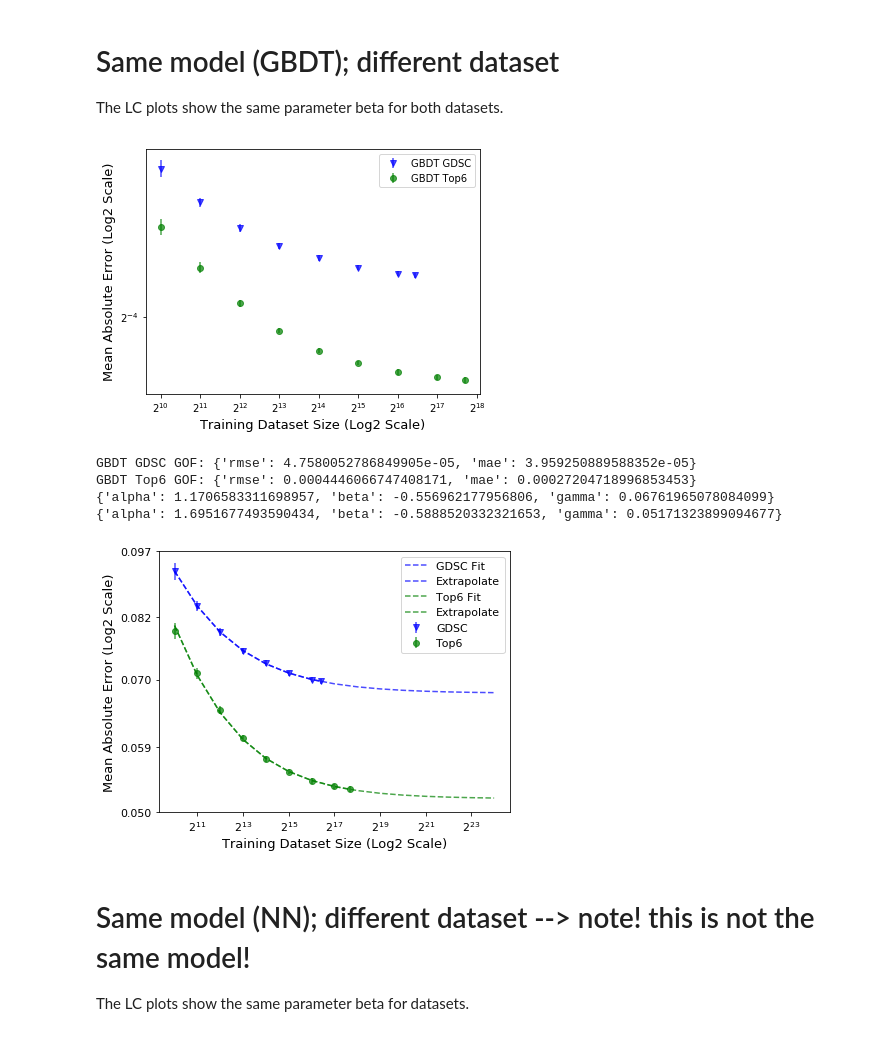
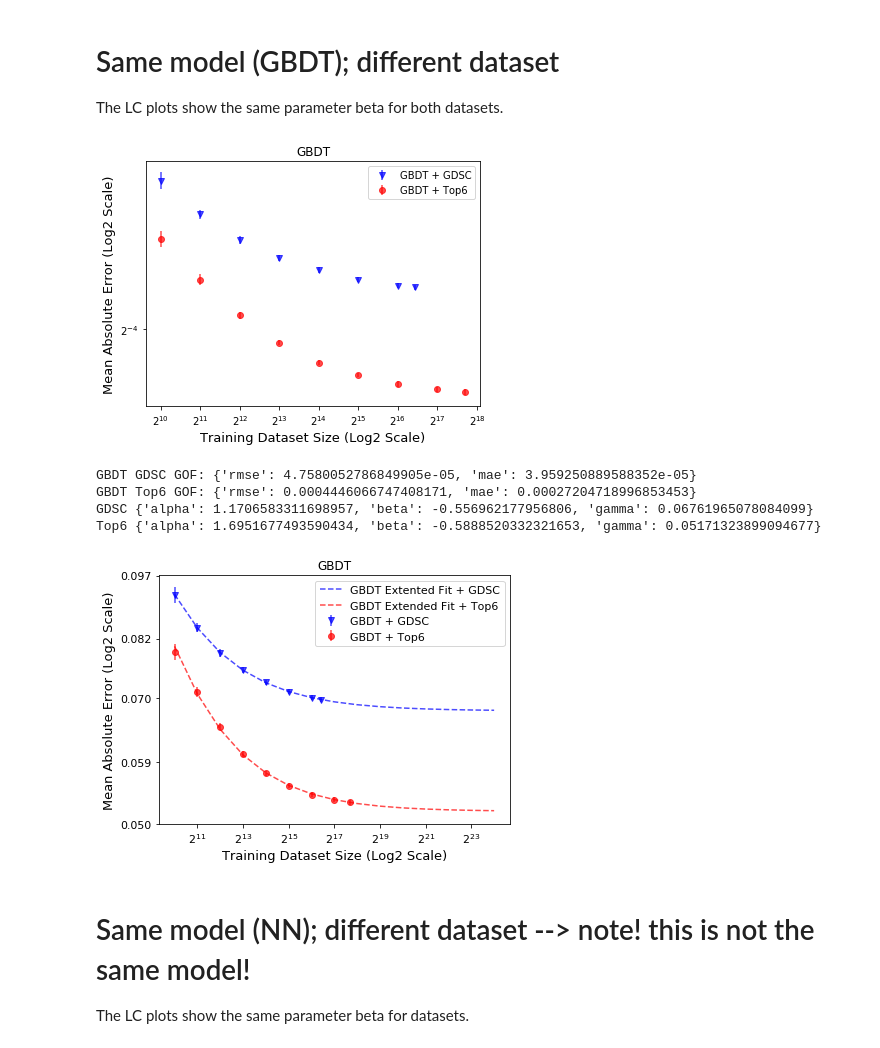
Before and after one commit to adpartin/LearningCurves, a Jupyter notebook: notebooks/ppr_rslt_cmpr_ml.ipynb, the cells around one changed output. Cells and saved outputs as stored; diff of their text form; code cells hidden in the pictures.

```diff
--- a/notebooks/ppr_rslt_cmpr_ml.ipynb
+++ b/notebooks/ppr_rslt_cmpr_ml.ipynb
@@ -529,19 +577,19 @@ y = lgb_gdsc_['median'].values
 yerr = lgb_gdsc_['std'].values
 ax = lrn_crv_plot.plot_lrn_crv_new(x=x, y=y, yerr=yerr,
                                    ax=ax, ls='', marker='v', alpha=0.7,
-                                   **plot_args, color='b', label='GBDT GDSC')
+                                   **plot_args, color='b', label='GBDT + GDSC')
 # Top6
 x = lgb_top6_['tr_size'].values
 y = lgb_top6_['median'].values
 yerr = lgb_top6_['std'].values
 ax = lrn_crv_plot.plot_lrn_crv_new(x=x, y=y, yerr=yerr,
                                    ax=ax, ls='', marker='o', alpha=0.7,
-                                   **plot_args, color='g', label='GBDT Top6')
+                                   **plot_args, color='r', label='GBDT + Top6')
 ax.set_title('GBDT')
 ax.legend(frameon=True, fontsize=10, loc='best')
 ax.grid(False)
 # %% [output]
-[figure, old version]
+[figure, new version]
 # %%
 ax = None
 
@@ -571,17 +619,17 @@ print('GBDT GDSC GOF:', gof)
 # GDSC Data Plot
 ax = lrn_crv_plot.plot_lrn_crv_new(x=x, y=y, yerr=yerr,
                                    ax=ax, ls='', marker='v', alpha=0.7,
-                                   **plot_args, color='b', label='GDSC')
+                                   **plot_args, color='b', label='GBDT + GDSC')
 
 # GDSC Fit Plot
-ax = lrn_crv_plot.plot_lrn_crv_new(x=xf, y=yfit,
-                                   ax=ax, ls='--', marker='', alpha=0.7,
-                                   **plot_args, color='b', label='GDSC Fit')
+# ax = lrn_crv_plot.plot_lrn_crv_new(x=xf, y=yfit,
+#                                    ax=ax, ls='--', marker='', alpha=0.7,
+#                                    **plot_args, color='b', label='GDSC Fit')
 
 # GDSC Extrapolate Plot
 ax = lrn_crv_plot.plot_lrn_crv_new(x=xext_far, y=yext_far,
                                    ax=ax, ls='--', marker='', alpha=0.7,
-                                   **plot_args, color='b', label='Extrapolate')
+                                   **plot_args, color='b', label='GBDT Extented Fit + GDSC')
 
 # ----------------------------------------------------
 # Top6 Data
@@ -610,44 +658,45 @@ print('GBDT Top6 GOF:', gof)
 # Top6 Data Plot
 ax = lrn_crv_plot.plot_lrn_crv_new(x=x, y=y, yerr=yerr,
                                    ax=ax, ls='', marker='o', alpha=0.7,
-                                   **plot_args, color='g', label='Top6')
+                                   **plot_args, color='r', label='GBDT + Top6')
 
 # Top6 Fit Plot
-ax = lrn_crv_plot.plot_lrn_crv_new(x=xf, y=yfit,
-                                   ax=ax, ls='--', marker='', alpha=0.7,
-                                   **plot_args, color='g', label='Top6 Fit')
+# ax = lrn_crv_plot.plot_lrn_crv_new(x=xf, y=yfit,
+#                                    ax=ax, ls='--', marker='', alpha=0.7,
+#                                    **plot_args, color='g', label='GBDT Fit + Top6')
 
 # Top6 Extrapolate Plot
 ax = lrn_crv_plot.plot_lrn_crv_new(x=xext_far, y=yext_far,
                                    ax=ax, ls='--', marker='', alpha=0.7,
-                                   **plot_args, color='g', label='Extrapolate')
+                                   **plot_args, color='r', label='GBDT Extended Fit + Top6')
 
 # ----------------------------------------------------
 # General axes prms
 # https://matplotlib.org/3.1.1/api/_as_gen/matplotlib.axes.Axes.tick_params.html
 ax.tick_params(axis='both', labelsize=11)
 
 # Set X axis
 xlim = ax.get_xlim()
 # ax.set_xticks([2**i for i in range(8, 18)])
 # ax.set_xlim([xlim[0], 2**18])
 
 # Set Y axis
 ax = set_yticks_ap(ax)
 
+ax.set_title('GBDT')
 ax.legend(frameon=True, fontsize=11, loc='best');
 ax.grid(False)
 plt.tight_layout()
 plt.savefig(save_fig_path/'gdsc_vs_top6_using_{}.png'.format(model_name), dpi=200)
 
 print('GDSC', prms_lgb_gdsc)
 print('Top6', prms_lgb_top6)
 # %% [output]
 GBDT GDSC GOF: {'rmse': 4.7580052786849905e-05, 'mae': 3.959250889588352e-05}
 GBDT Top6 GOF: {'rmse': 0.0004446066747408171, 'mae': 0.00027204718996853453}
-{'alpha': 1.1706583311698957, 'beta': -0.556962177956806, 'gamma': 0.06761965078084099}
-{'alpha': 1.6951677493590434, 'beta': -0.5888520332321653, 'gamma': 0.05171323899094677}
+GDSC {'alpha': 1.1706583311698957, 'beta': -0.556962177956806, 'gamma': 0.06761965078084099}
+Top6 {'alpha': 1.6951677493590434, 'beta': -0.5888520332321653, 'gamma': 0.05171323899094677}
-[figure, old version]
+[figure, new version]
 # %% [markdown]
 # Same model (NN); different dataset --> note! this is not the same model!
 
```
Also changed, not shown: parts of 8 cells of this notebook, 2 other files.
